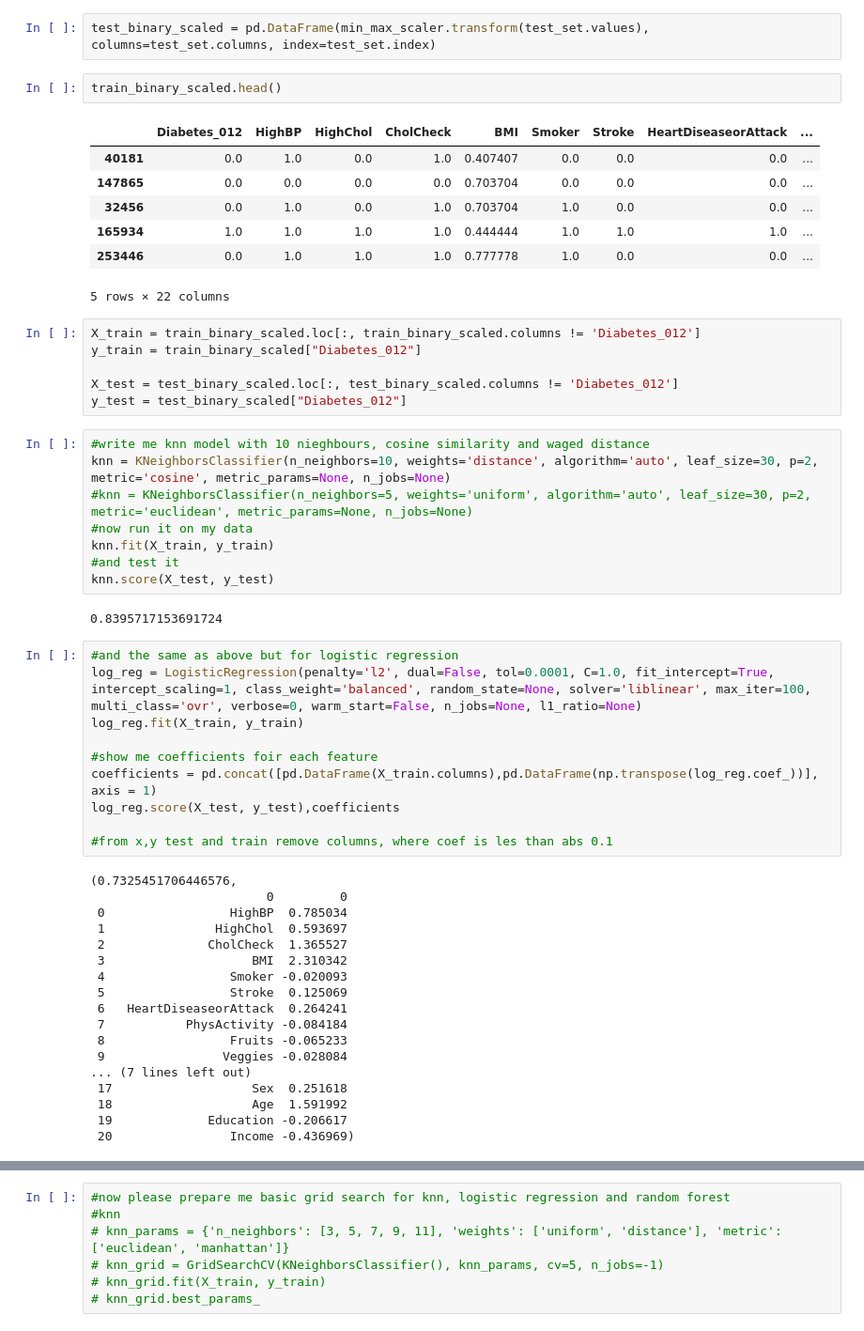
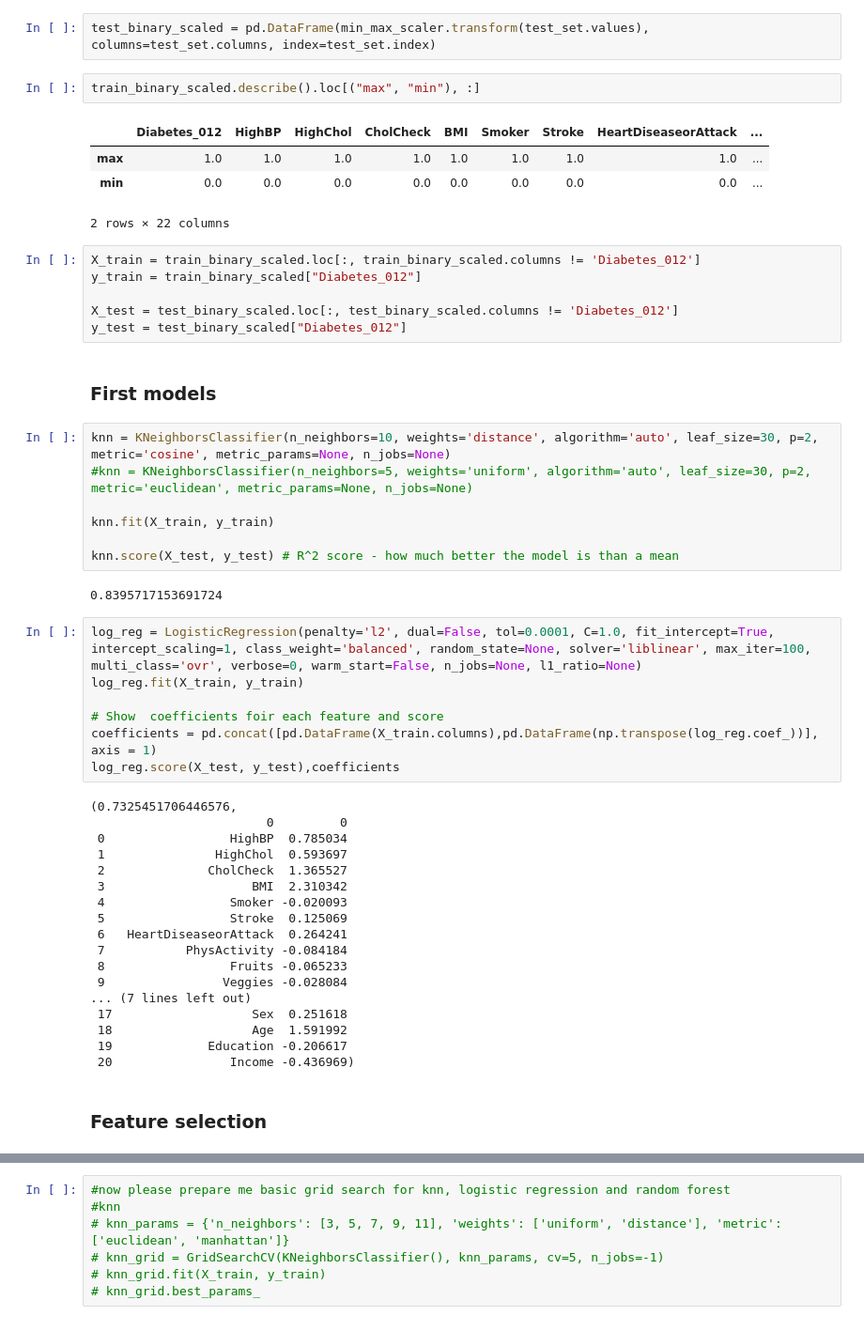
Before and after one commit to Iwaniukooo11/ml-diabetes-prediction, a Jupyter notebook: Diabetes_FE_H.ipynb, the cells around one changed output, grey strips where cells are left out. Shown: that part at 94% size. Saved outputs shown, nothing was run; the diff lists cells and outputs as text.

```diff
--- a/Diabetes_FE_H.ipynb
+++ b/Diabetes_FE_H.ipynb
@@ -114,41 +118,36 @@ train_binary_scaled = pd.DataFrame(min_max_scaler.fit_transform(train_set.values
 # %%
 test_binary_scaled = pd.DataFrame(min_max_scaler.transform(test_set.values), columns=test_set.columns, index=test_set.index)
 # %%
-train_binary_scaled.head()
+train_binary_scaled.describe().loc[("max", "min"), :]
 # %% [output]
 |  | Diabetes_012 | HighBP | HighChol | CholCheck | BMI | Smoker | Stroke | HeartDiseaseorAttack | ... |
-| 40181 | 0.0 | 1.0 | 0.0 | 1.0 | 0.407407 | 0.0 | 0.0 | 0.0 | ... |
-| 147865 | 0.0 | 0.0 | 0.0 | 0.0 | 0.703704 | 0.0 | 0.0 | 0.0 | ... |
-| 32456 | 0.0 | 1.0 | 0.0 | 1.0 | 0.703704 | 1.0 | 0.0 | 0.0 | ... |
-| 165934 | 1.0 | 1.0 | 1.0 | 1.0 | 0.444444 | 1.0 | 1.0 | 1.0 | ... |
-| 253446 | 0.0 | 1.0 | 1.0 | 1.0 | 0.777778 | 1.0 | 0.0 | 0.0 | ... |
+| max | 1.0 | 1.0 | 1.0 | 1.0 | 1.0 | 1.0 | 1.0 | 1.0 | ... |
+| min | 0.0 | 0.0 | 0.0 | 0.0 | 0.0 | 0.0 | 0.0 | 0.0 | ... |
-5 rows × 22 columns
+2 rows × 22 columns
 # %%
 X_train = train_binary_scaled.loc[:, train_binary_scaled.columns != 'Diabetes_012']
 y_train = train_binary_scaled["Diabetes_012"]
 
 X_test = test_binary_scaled.loc[:, test_binary_scaled.columns != 'Diabetes_012']
 y_test = test_binary_scaled["Diabetes_012"]
+# %% [markdown]
+### First models
 # %%
-#write me knn model with 10 nieghbours, cosine similarity and waged distance
 knn = KNeighborsClassifier(n_neighbors=10, weights='distance', algorithm='auto', leaf_size=30, p=2, metric='cosine', metric_params=None, n_jobs=None)
 #knn = KNeighborsClassifier(n_neighbors=5, weights='uniform', algorithm='auto', leaf_size=30, p=2, metric='euclidean', metric_params=None, n_jobs=None)
-#now run it on my data
+
 knn.fit(X_train, y_train)
-#and test it
-knn.score(X_test, y_test)
+
+knn.score(X_test, y_test) # R^2 score - how much better the model is than a mean
 # %% [output]
 0.8395717153691724
 # %%
-#and the same as above but for logistic regression
 log_reg = LogisticRegression(penalty='l2', dual=False, tol=0.0001, C=1.0, fit_intercept=True, intercept_scaling=1, class_weight='balanced', random_state=None, solver='liblinear', max_iter=100, multi_class='ovr', verbose=0, warm_start=False, n_jobs=None, l1_ratio=None)
 log_reg.fit(X_train, y_train)
 
-#show me coefficients foir each feature
+# Show  coefficients foir each feature and score
 coefficients = pd.concat([pd.DataFrame(X_train.columns),pd.DataFrame(np.transpose(log_reg.coef_))], axis = 1)
 log_reg.score(X_test, y_test),coefficients
-
-#from x,y test and train remove columns, where coef is les than abs 0.1
 # %% [output]
 (0.7325451706446576,
                         0         0
@@ -167,4 +166,6 @@ log_reg.score(X_test, y_test),coefficients
  18                   Age  1.591992
  19             Education -0.206617
  20                Income -0.436969)
+# %% [markdown]
+### Feature selection
 # %%
```
Also changed, not shown: parts of 16 cells of this notebook.
